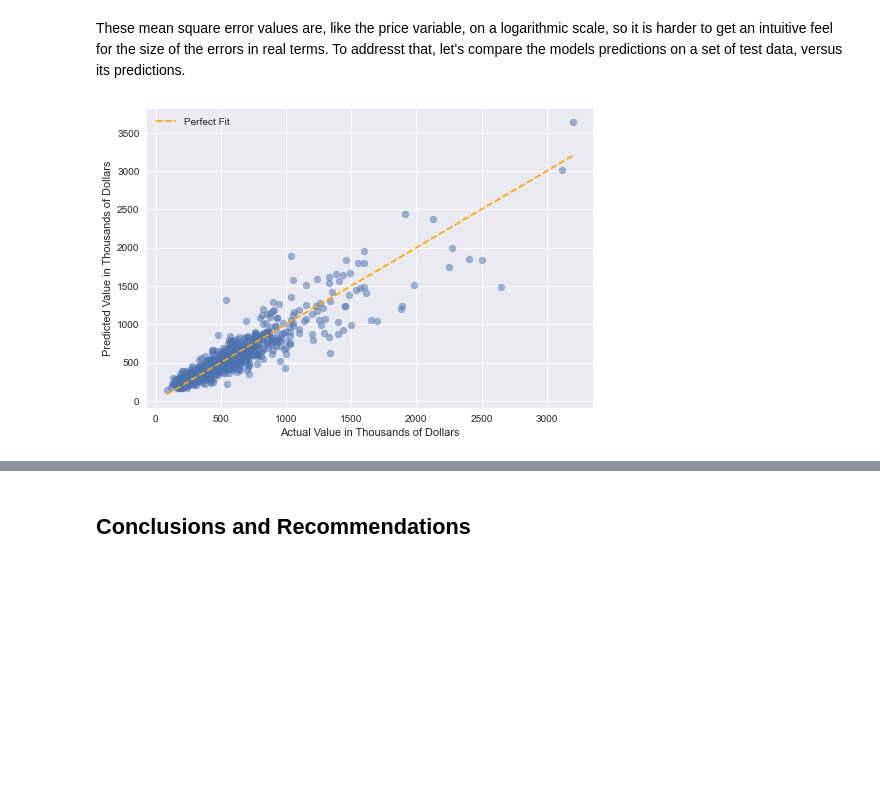
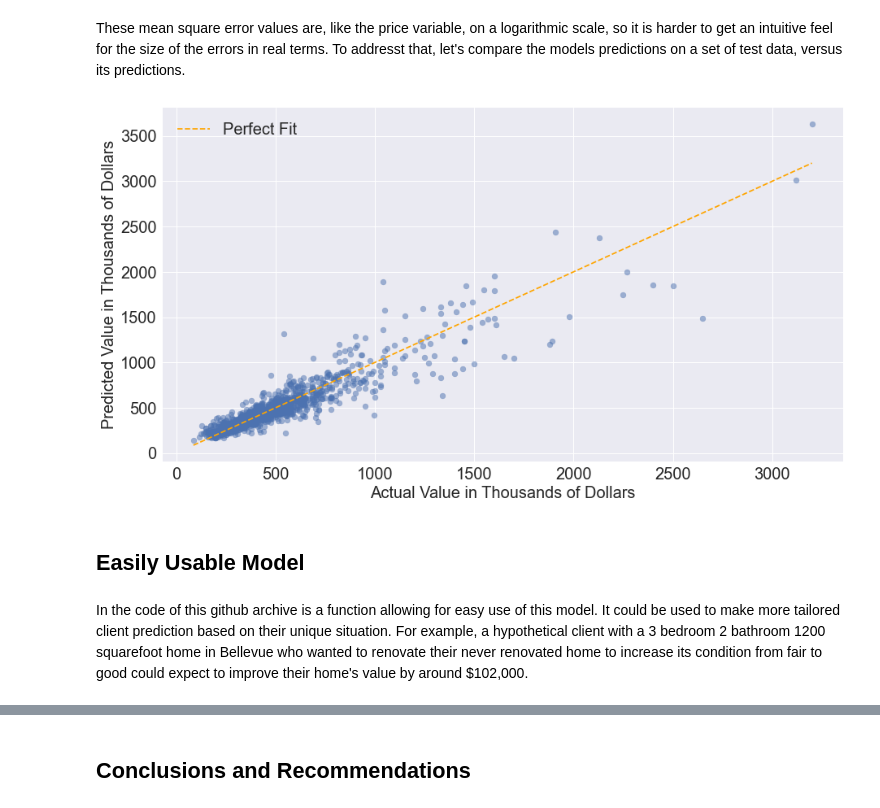
Before and after one commit to nonlocal-lia/King-County-Housing-Analysis, a Jupyter notebook: king_county_housing_analysis.ipynb, the cells around one changed output, grey strips where cells are left out. Drawn from its saved outputs; the diff is of its cells as text; code cells hidden in the pictures; blank space fills up the shorter version.

Commit message:
Added prediction function example to notebook

```diff
--- a/king_county_housing_analysis.ipynb
+++ b/king_county_housing_analysis.ipynb
@@ -1156,0 +1146,11 @@ plt.title("Predicted Percent Increase in Price Relative to Auburn");
+# %%
+large = 24
+med = 20
+small = 12
+params = {'axes.titlesize': large,
+          'legend.fontsize': med,
+          'axes.labelsize': med,
+          'xtick.labelsize': med,
+          'ytick.labelsize': med,
+          'figure.titlesize': large}
+plt.rcParams.update(params)
@@ -1262,13 +1233,18 @@ These mean square error values are, like the price variable, on a logarithmic sc
 # %%
 preds = np.expm1(final_model.predict(X_test))/1000
 unnorm_price = np.expm1(y_test)/1000
-fig, ax = plt.subplots()
+fig, ax = plt.subplots(figsize=(15,8))
 perfect_line = np.arange(unnorm_price.min(), unnorm_price.max())
 ax.plot(perfect_line, perfect_line, linestyle="--", color="orange", label="Perfect Fit")
 ax.scatter(unnorm_price, preds, alpha=0.5)
 ax.set_xlabel("Actual Value in Thousands of Dollars")
 ax.set_ylabel("Predicted Value in Thousands of Dollars")
 ax.legend()
+plt.savefig('images/prediction_graph.png')
 plt.show()
 # %% [output]
-[figure, old version]
+[figure, new version]
+# %% [markdown]
+## Easily Usable Model
+# %% [markdown]
+In the code of this github archive is a function allowing for easy use of this model. It could be used to make more tailored client prediction based on their unique situation. For example, a hypothetical client with a 3 bedroom 2 bathroom 1200 squarefoot home in Bellevue who wanted to renovate their never renovated home to increase its condition from fair to good could expect to improve their home's value by around $102,000.
```
Also changed, not shown: parts of 34 cells of this notebook, 2 other files.
